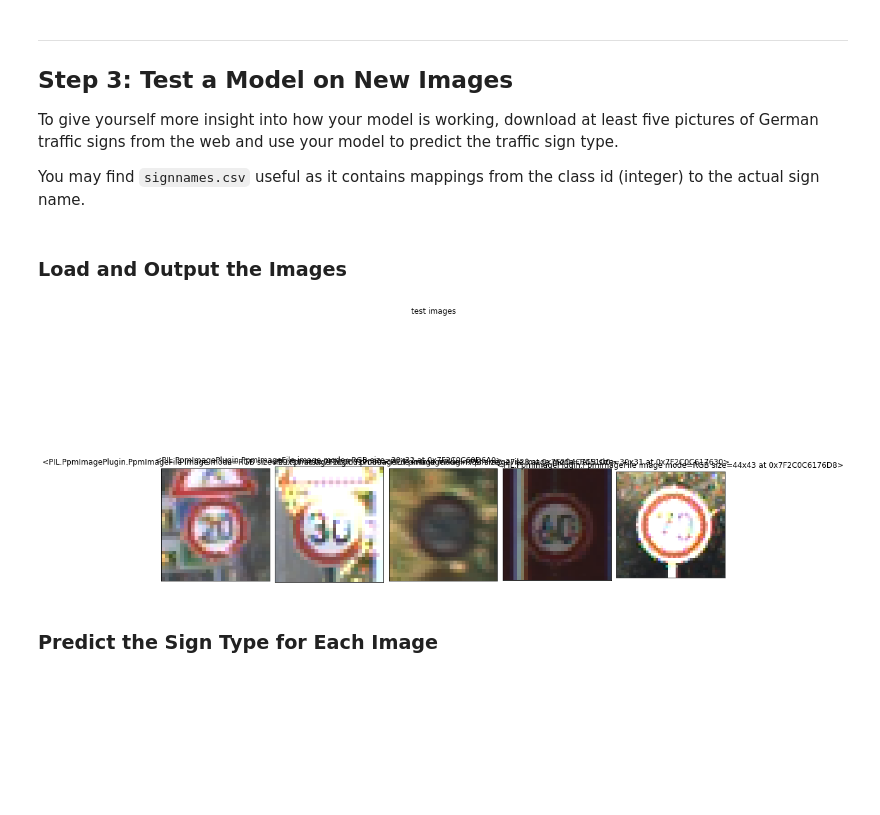
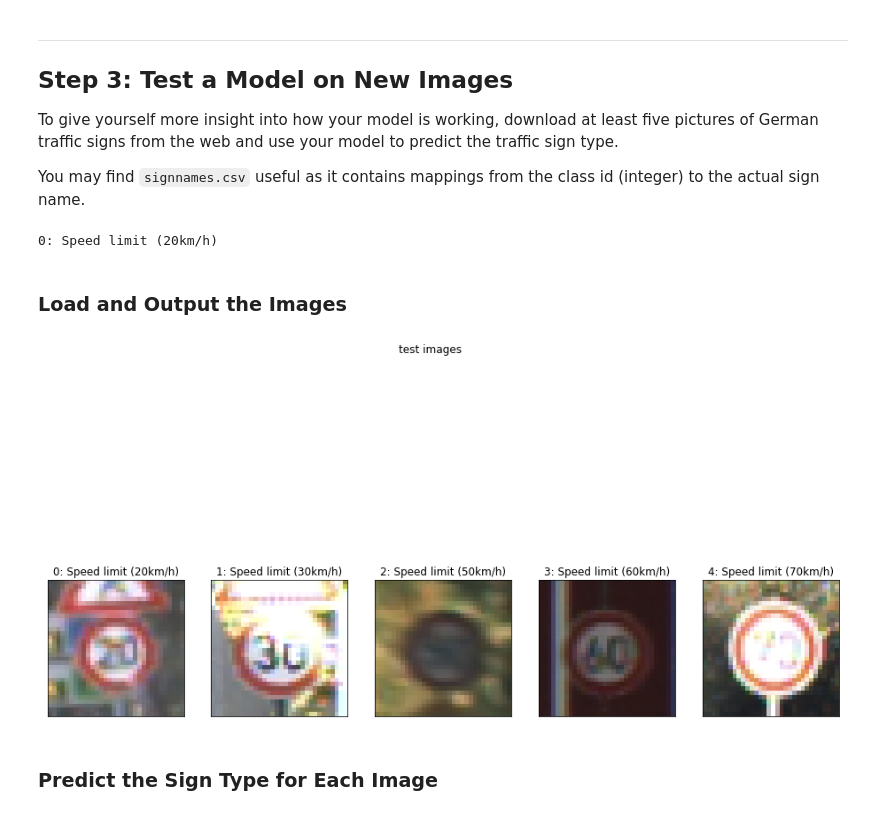
Before and after one commit to mastah43/udacity-carnd-p2, a Jupyter notebook: Traffic_Sign_Classifier.ipynb, the cells around one changed output. Cells and saved outputs as stored; diff of their text form; code cells hidden in the pictures; blank space fills up the shorter version.

```diff
--- a/Traffic_Sign_Classifier.ipynb
+++ b/Traffic_Sign_Classifier.ipynb
@@ -564,49 +556,57 @@ You may find `signnames.csv` useful as it contains mappings from the class id (i
 # %%
 ### load sign names
 import pandas as pd
-df = pd.read_csv('./signnames.csv', names = ['class_id', 'sign_name'], index_col = 'class_id')
+signs = pd.read_csv('./signnames.csv', names = ['class_id', 'sign_name'], index_col = 'class_id')
+
+def get_label_name(label_id):
+    return str(label_id) + ': ' + signs.loc[str(label_id)]['sign_name']
+
+print(get_label_name(0))
+# %% [output]
+0: Speed limit (20km/h)
 # %% [markdown]
 ### Load and Output the Images
 # %%
-### Load the images and plot them here.
-### Feel free to use as many code cells as needed.
+#### load some test images from GTSRB data set
 # prerequisite: download and extract images
 # wget http://benchmark.ini.rub.de/Dataset/GTSRB_Final_Training_Images.zip
-# unzip GTSRB_Final_Training_Images.zip
-
-import cv2
+# in parent folder of carnd project dir: unzip GTSRB_Final_Training_Images.zip
 from PIL import Image
-
-
+import numpy as np
+import scipy.misc
 
 def load_ppm(file):
-    return Image.open(file)
-    #return cv2.imread(file).reshape(32, 32, 3)
+    image = Image.open(file).convert('RGB')
+    image = scipy.misc.imresize(image, (32,32,3))
+    return np.array(image, np.uint8)
 
-images = []
-images.append(load_ppm('./../GTSRB/Final_Training/Images/00000/00000_00000.ppm'))
-images.append(load_ppm('./../GTSRB/Final_Training/Images/00001/00001_00000.ppm'))
-images.append(load_ppm('./../GTSRB/Final_Training/Images/00002/00002_00000.ppm'))
-images.append(load_ppm('./../GTSRB/Final_Training/Images/00003/00003_00000.ppm'))
-images.append(load_ppm('./../GTSRB/Final_Training/Images/00004/00004_00000.ppm'))
+test_image_labels = np.array([0, 1, 2, 3, 4])
+test_images = []
+test_images.append(load_ppm('./../GTSRB/Final_Training/Images/00000/00000_00000.ppm'))
+test_images.append(load_ppm('./../GTSRB/Final_Training/Images/00001/00001_00000.ppm'))
+test_images.append(load_ppm('./../GTSRB/Final_Training/Images/00002/00002_00000.ppm'))
+test_images.append(load_ppm('./../GTSRB/Final_Training/Images/00003/00003_00000.ppm'))
+test_images.append(load_ppm('./../GTSRB/Final_Training/Images/00004/00004_00000.ppm'))
+
+test_images_normalized = normalize_images(test_images)
 # %%
+import math
+
 ### Plot images
-def plot_images(images):
+def plot_images(images, labels):
     grid_cols = 5
     grid_rows = math.ceil(len(images)/grid_cols)
     fig, axes = plt.subplots(grid_rows, grid_cols, figsize=(16, 10), subplot_kw={'xticks': [], 'yticks': []})
+    fig.suptitle('test images')
 
-    fig.suptitle('test images')
-    fig.subplots_adjust(hspace=0.3, wspace=0.05)
-
-    for ax, image in zip(axes.flat, images):
+    for ax, image, label in zip(axes.flat, images, labels):
         ax.imshow(image)
-        ax.set_title(image)
+        ax.set_title(get_label_name(label))
 
     plt.show()
 
-plot_images(images)
+plot_images(test_images, test_image_labels)
 # %% [output]
-[figure, old version]
+[figure, new version]
 # %% [markdown]
 ### Predict the Sign Type for Each Image
```
Also changed, not shown: parts of 17 cells of this notebook.
